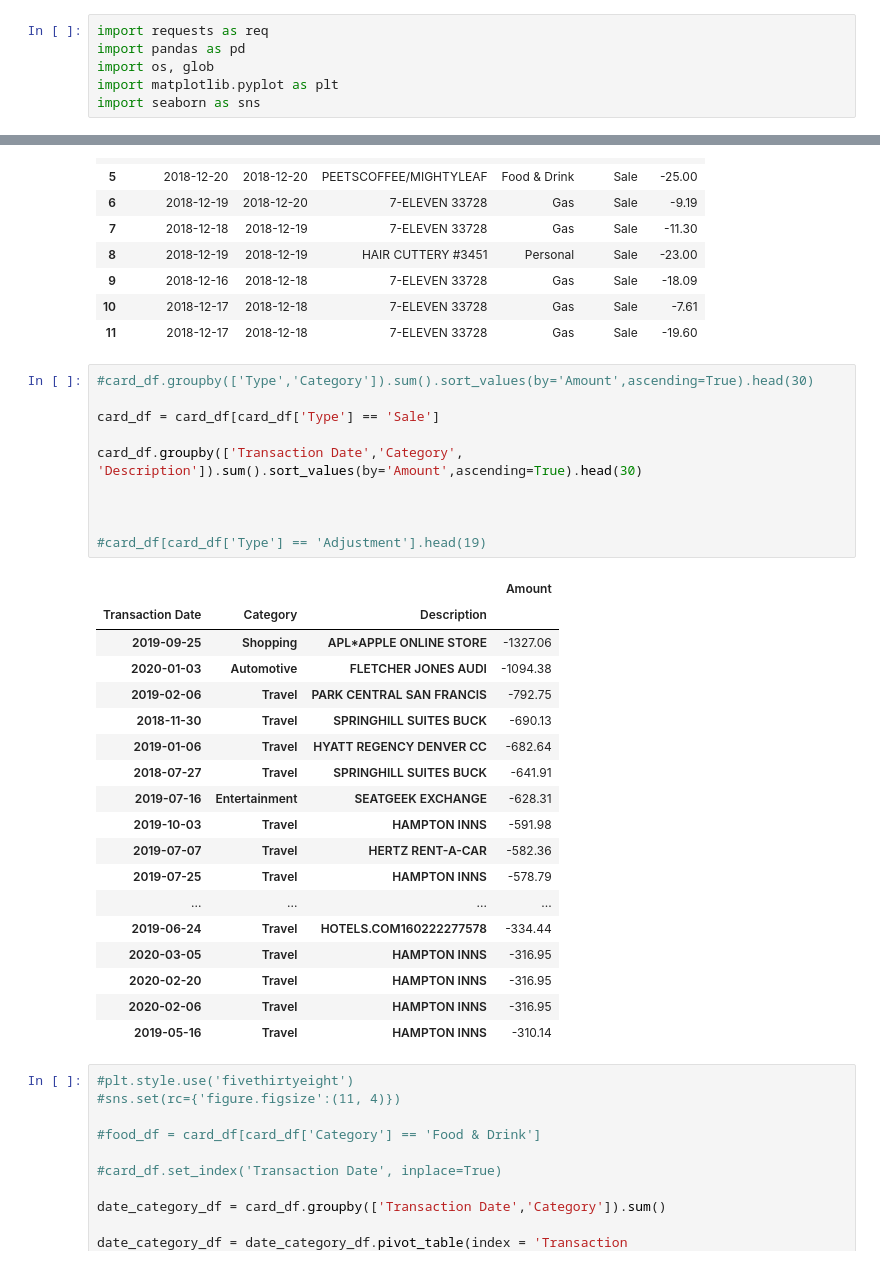
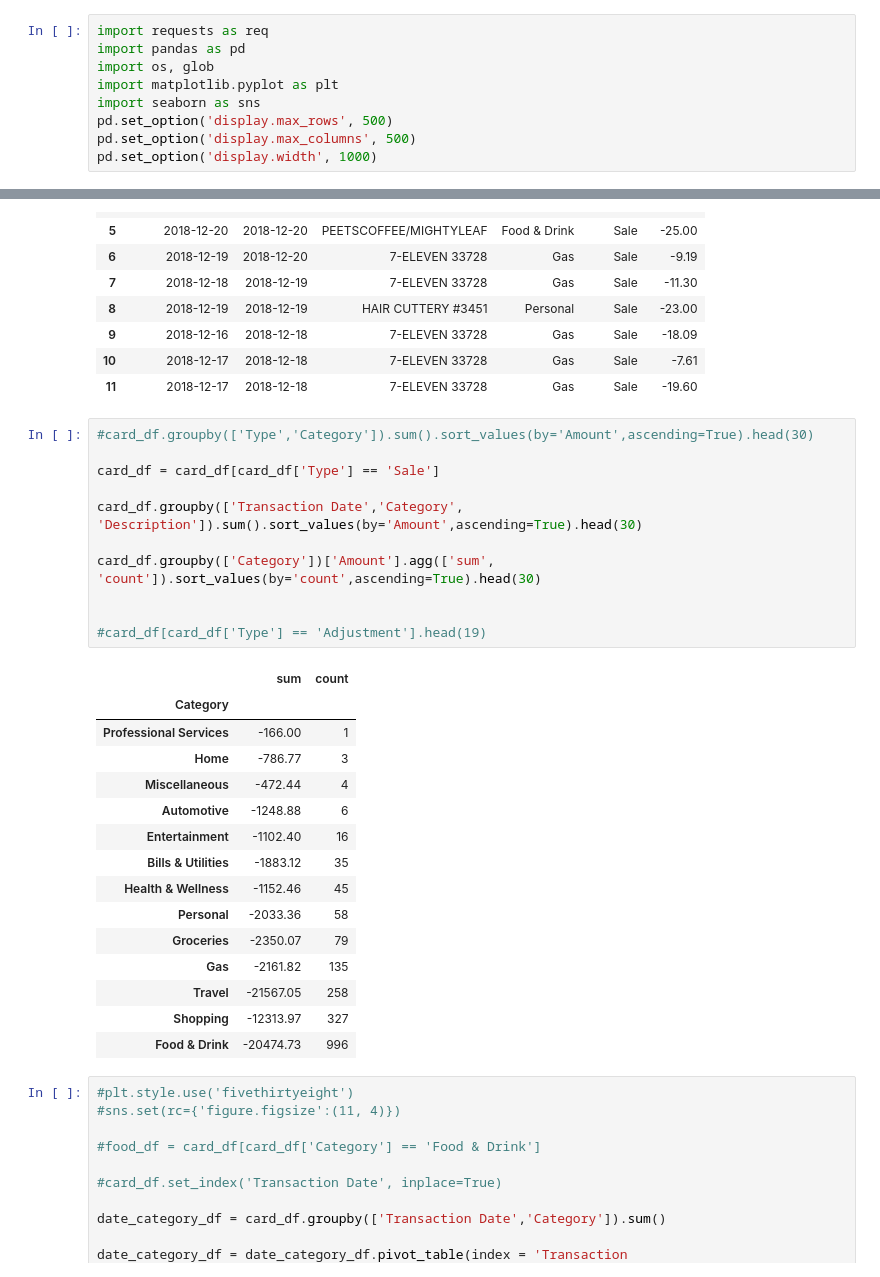
Before and after one commit to chicoder1/projects, a Jupyter notebook: spend_analysis.ipynb, the cells around one changed output, grey strips where cells are left out. Drawn from its saved outputs; the diff is of its cells as text.

```diff
--- a/spend_analysis.ipynb
+++ b/spend_analysis.ipynb
@@ -4,6 +4,9 @@ import pandas as pd
 import os, glob
 import matplotlib.pyplot as plt
 import seaborn as sns
+pd.set_option('display.max_rows', 500)
+pd.set_option('display.max_columns', 500)
+pd.set_option('display.width', 1000)
 # %%
 path = '/mnt/c/Fin'
 #filenames = glob.glob(path + '/*.csv')
@@ -38,32 +41,30 @@ card_df.head(12)
 # %%
 #card_df.groupby(['Type','Category']).sum().sort_values(by='Amount',ascending=True).head(30)
 
 card_df = card_df[card_df['Type'] == 'Sale']
 
 card_df.groupby(['Transaction Date','Category', 'Description']).sum().sort_values(by='Amount',ascending=True).head(30)
 
+card_df.groupby(['Category'])['Amount'].agg(['sum', 'count']).sort_values(by='count',ascending=True).head(30)
 
 
 #card_df[card_df['Type'] == 'Adjustment'].head(19)
 # %% [output]
-|  |  |  | Amount |
-| Transaction Date | Category | Description |  |
-| 2019-09-25 | Shopping | APL*APPLE ONLINE STORE | -1327.06 |
-| 2020-01-03 | Automotive | FLETCHER JONES AUDI | -1094.38 |
-| 2019-02-06 | Travel | PARK CENTRAL SAN FRANCIS | -792.75 |
-| 2018-11-30 | Travel | SPRINGHILL SUITES BUCK | -690.13 |
-| 2019-01-06 | Travel | HYATT REGENCY DENVER CC | -682.64 |
-| 2018-07-27 | Travel | SPRINGHILL SUITES BUCK | -641.91 |
-| 2019-07-16 | Entertainment | SEATGEEK EXCHANGE | -628.31 |
-| 2019-10-03 | Travel | HAMPTON INNS | -591.98 |
-| 2019-07-07 | Travel | HERTZ RENT-A-CAR | -582.36 |
-| 2019-07-25 | Travel | HAMPTON INNS | -578.79 |
-| ... | ... | ... | ... |
-| 2019-06-24 | Travel | HOTELS.COM160222277578 | -334.44 |
-| 2020-03-05 | Travel | HAMPTON INNS | -316.95 |
-| 2020-02-20 | Travel | HAMPTON INNS | -316.95 |
-| 2020-02-06 | Travel | HAMPTON INNS | -316.95 |
-| 2019-05-16 | Travel | HAMPTON INNS | -310.14 |
+|  | sum | count |
+| Category |  |  |
+| Professional Services | -166.00 | 1 |
+| Home | -786.77 | 3 |
+| Miscellaneous | -472.44 | 4 |
+| Automotive | -1248.88 | 6 |
+| Entertainment | -1102.40 | 16 |
+| Bills & Utilities | -1883.12 | 35 |
+| Health & Wellness | -1152.46 | 45 |
+| Personal | -2033.36 | 58 |
+| Groceries | -2350.07 | 79 |
+| Gas | -2161.82 | 135 |
+| Travel | -21567.05 | 258 |
+| Shopping | -12313.97 | 327 |
+| Food & Drink | -20474.73 | 996 |
 # %%
 #plt.style.use('fivethirtyeight')
 #sns.set(rc={'figure.figsize':(11, 4)})
```
Also changed, not shown: parts of 3 cells of this notebook, 1 other file.
